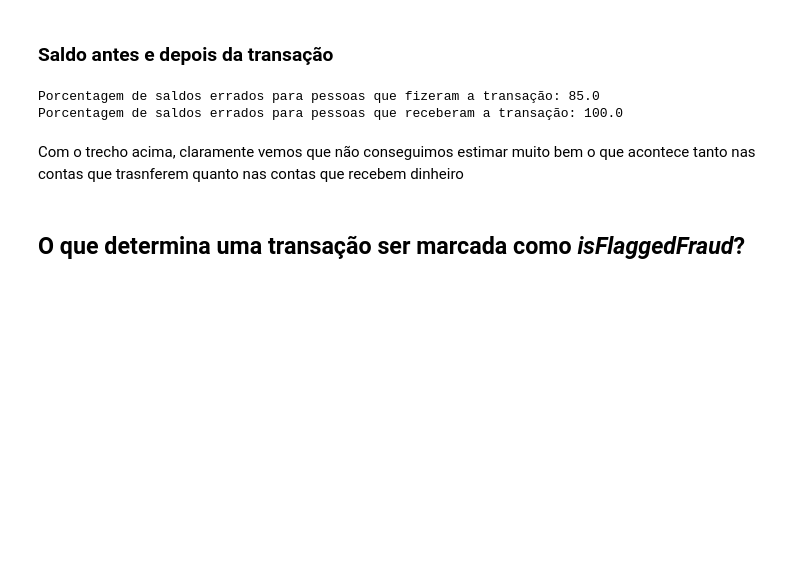
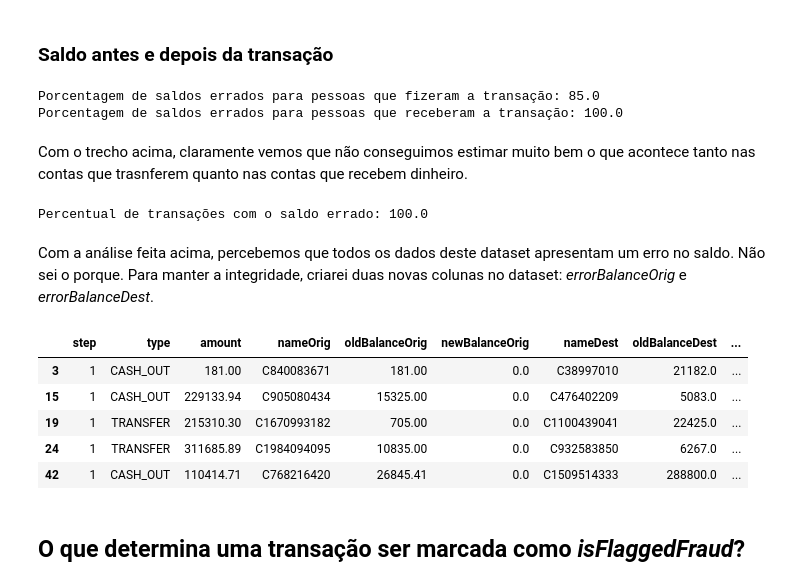
Before and after one commit to victormazevedo/predict-financial-fraud, a Jupyter notebook: Predict_Financial_Fraud.ipynb, the cells around one changed output. Cells and saved outputs as stored; diff of their text form; code cells hidden in the pictures; blank space fills up the shorter version.

```diff
--- a/Predict_Financial_Fraud.ipynb
+++ b/Predict_Financial_Fraud.ipynb
@@ -231,7 +230,30 @@ print(f"Porcentagem de saldos errados para pessoas que receberam a transação:
 Porcentagem de saldos errados para pessoas que fizeram a transação: 85.0
 Porcentagem de saldos errados para pessoas que receberam a transação: 100.0
 # %% [markdown]
-Com o trecho acima, claramente vemos que não conseguimos estimar muito bem o que acontece tanto nas contas que trasnferem quanto nas contas que recebem dinheiro
+Com o trecho acima, claramente vemos que não conseguimos estimar muito bem o que acontece tanto nas contas que trasnferem quanto nas contas que recebem dinheiro.
+# %%
+numberOfWrongBalance = (df["oldBalanceOrig"] - df["amount"] != df["newBalanceOrig"]) | (df["newBalanceDest"] + df["amount"] != df["newBalanceDest"])
+print(f"Percentual de transações com o saldo errado: {100*round(sum(numberOfWrongBalance)/len(df),2)}")
+# %% [output]
+Percentual de transações com o saldo errado: 100.0
+# %% [markdown]
+Com a análise feita acima, percebemos que todos os dados deste dataset apresentam um erro no saldo. Não sei o porque. Para manter a integridade, criarei duas novas colunas no dataset: _errorBalanceOrig_ e _errorBalanceDest_.
+# %%
+newDf["errorBalanceOrig"] = newDf.newBalanceOrig + newDf.amount - newDf.oldBalanceOrig
+newDf["errorBalanceDest"] = newDf.oldBalanceDest + newDf.amount - newDf.newBalanceDest
+
+#inserindo dados no fraud e genuine
+fraud = newDf[newDf["isFraud"] == 1]
+genuine = newDf[newDf["isFraud"] == 0]
+# %%
+newDf.head()
+# %% [output]
+|  | step | type | amount | nameOrig | oldBalanceOrig | newBalanceOrig | nameDest | oldBalanceDest | ... |
+| 3 | 1 | CASH_OUT | 181.00 | C840083671 | 181.00 | 0.0 | C38997010 | 21182.0 | ... |
+| 15 | 1 | CASH_OUT | 229133.94 | C905080434 | 15325.00 | 0.0 | C476402209 | 5083.0 | ... |
+| 19 | 1 | TRANSFER | 215310.30 | C1670993182 | 705.00 | 0.0 | C1100439041 | 22425.0 | ... |
+| 24 | 1 | TRANSFER | 311685.89 | C1984094095 | 10835.00 | 0.0 | C932583850 | 6267.0 | ... |
+| 42 | 1 | CASH_OUT | 110414.71 | C768216420 | 26845.41 | 0.0 | C1509514333 | 288800.0 | ... |
 # %% [markdown]
 ## O que determina uma transação ser marcada como _isFlaggedFraud_?
 # %%
```
Also changed, not shown: parts of 19 cells of this notebook.
